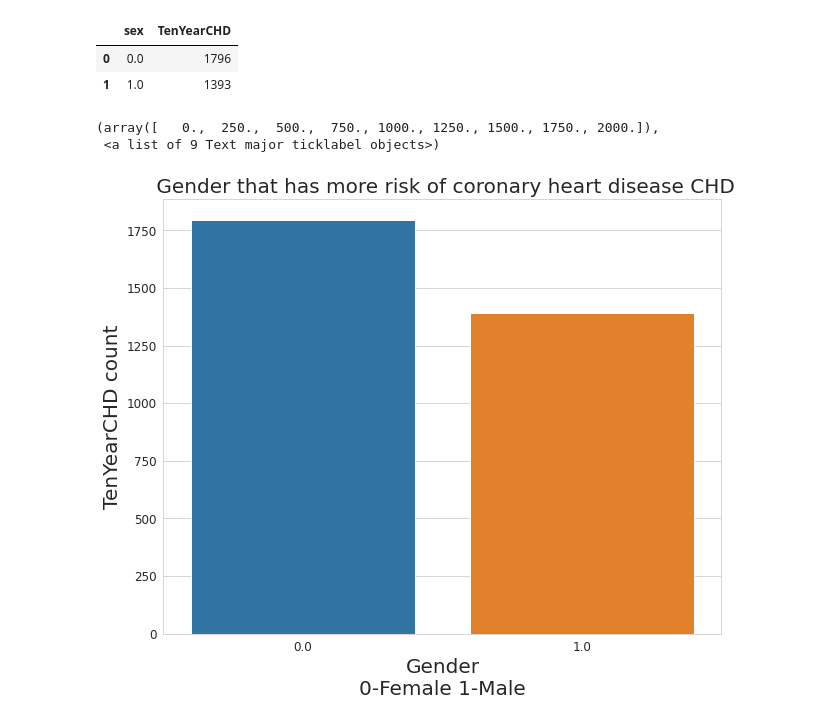
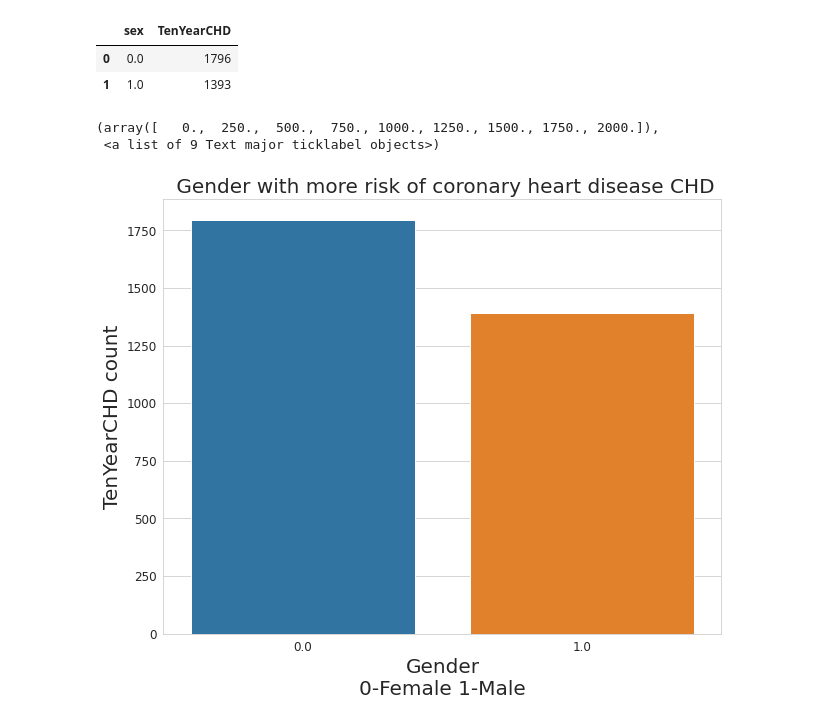
Before and after one commit to ParthSharma1197/Capstone-Project-Cardiovascular-Risk-Prediction, a Jupyter notebook: PARTH_SHARMA_Cardiovascular_Risk_Prediction_Capstone_Project.ipynb, the cells around one changed output. Drawn from its saved outputs; the diff is of its cells as text; code cells hidden in the pictures.

```diff
--- a/PARTH_SHARMA_Cardiovascular_Risk_Prediction_Capstone_Project.ipynb
+++ b/PARTH_SHARMA_Cardiovascular_Risk_Prediction_Capstone_Project.ipynb
@@ -759,15 +760,15 @@ df_gender
 # %%
 # plotting to answer the above question:
 x=df_gender['sex']
 y=df_gender['TenYearCHD']
 plt.figure(figsize=(10,8), facecolor='w')
 sns.barplot(x,y)
-plt.title(" Gender that has more risk of coronary heart disease CHD", size=20)
+plt.title(" Gender with more risk of coronary heart disease CHD", size=20)
 plt.xlabel("Gender\n0-Female 1-Male",size=20)
 plt.ylabel("TenYearCHD count", size=20)
 plt.xticks(size=12)
 plt.yticks(size=12)
 # %% [output]
 (array([   0.,  250.,  500.,  750., 1000., 1250., 1500., 1750., 2000.]),
  <a list of 9 Text major ticklabel objects>)
-[figure, old version]
+[figure, new version]
```
Also changed, not shown: parts of 39 cells of this notebook.
